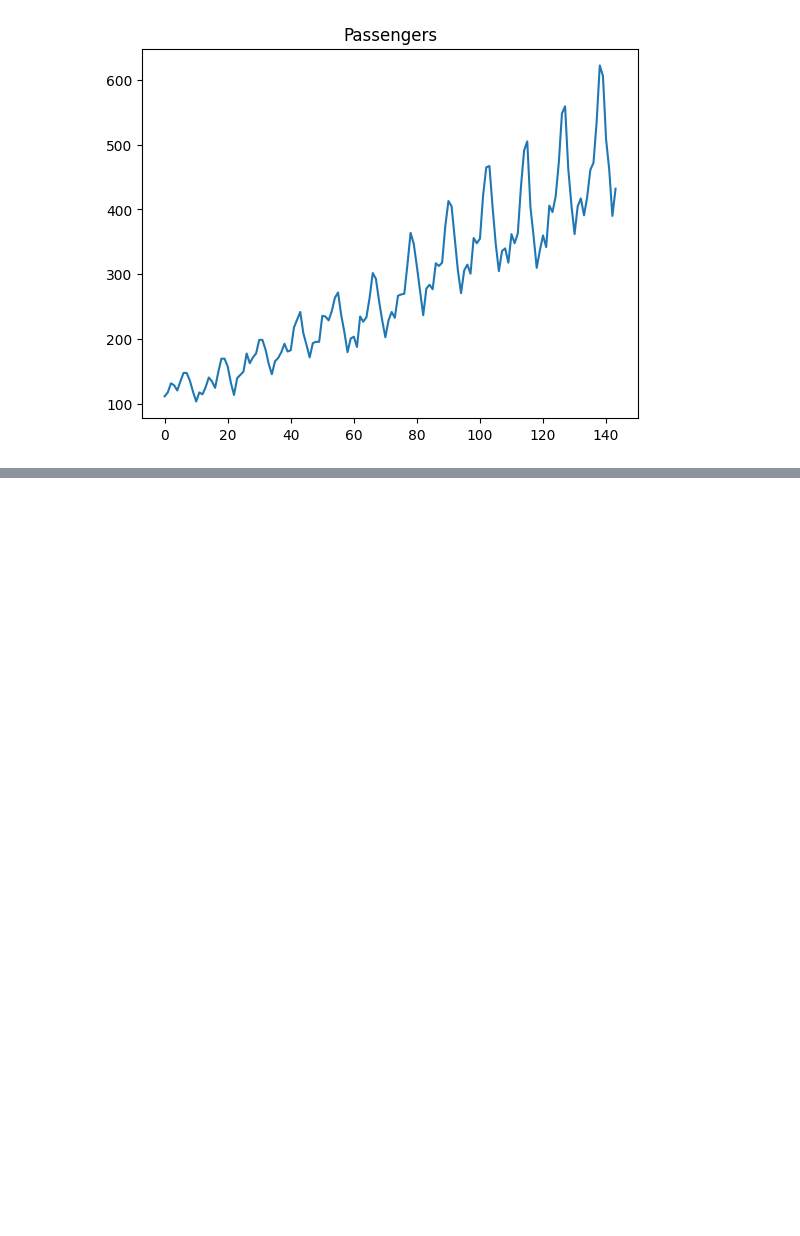
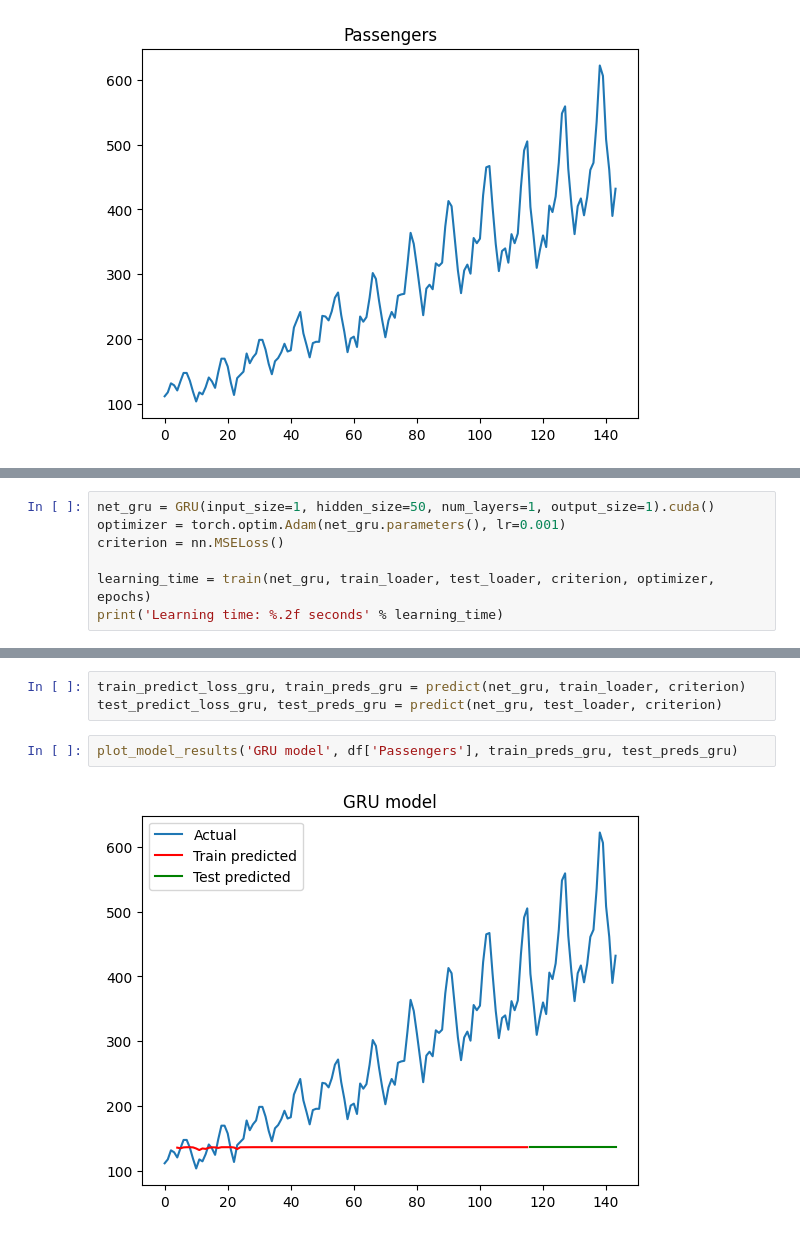
Before and after one commit to Ignatella/SEM-8-SSN, a Jupyter notebook: ssn-lab-04.ipynb, the cells around one changed output, grey strips where cells are left out. Saved outputs shown, nothing was run; the diff lists cells and outputs as text; blank space fills up the shorter version.

```diff
--- a/ssn-lab-04.ipynb
+++ b/ssn-lab-04.ipynb
@@ -279,0 +382,7 @@ plot_model_results(df['Passengers'], train_preds)
+# %%
+net_gru = GRU(input_size=1, hidden_size=50, num_layers=1, output_size=1).cuda()
+optimizer = torch.optim.Adam(net_gru.parameters(), lr=0.001)
+criterion = nn.MSELoss()
+
+learning_time = train(net_gru, train_loader, test_loader, criterion, optimizer, epochs)
+print('Learning time: %.2f seconds' % learning_time)
@@ -279,0 +407,7 @@ plot_model_results(df['Passengers'], train_preds)
+# %%
+train_predict_loss_gru, train_preds_gru = predict(net_gru, train_loader, criterion)
+test_predict_loss_gru, test_preds_gru = predict(net_gru, test_loader, criterion)
+# %%
+plot_model_results('GRU model', df['Passengers'], train_preds_gru, test_preds_gru)
+# %% [output]
+[figure, added]
```
Also changed, not shown: parts of 51 cells of this notebook.
